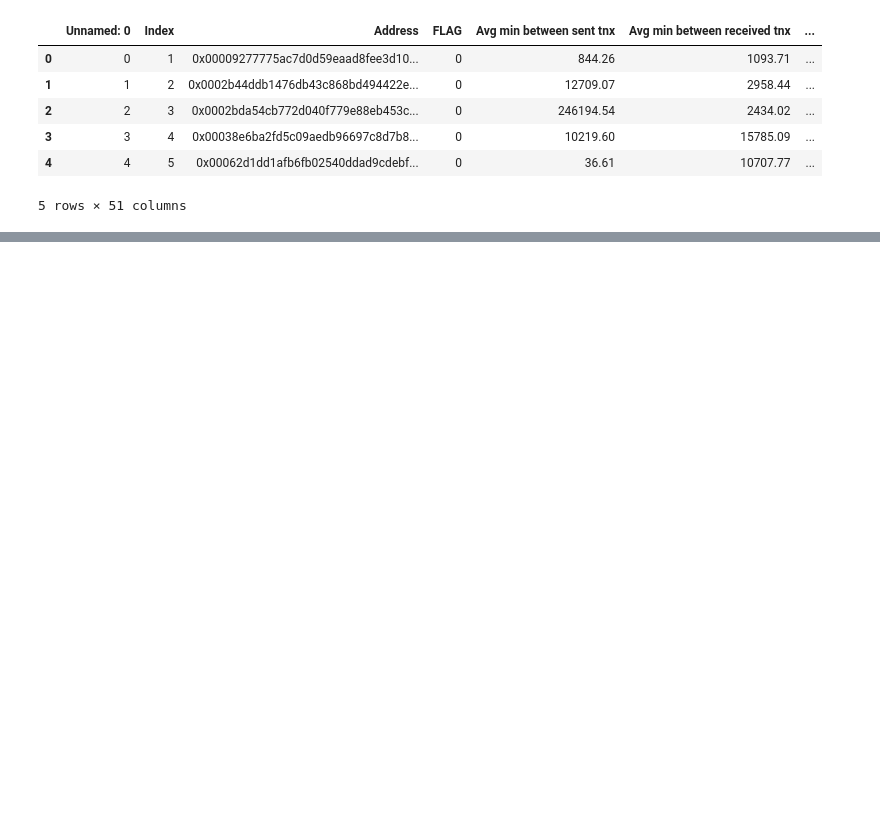
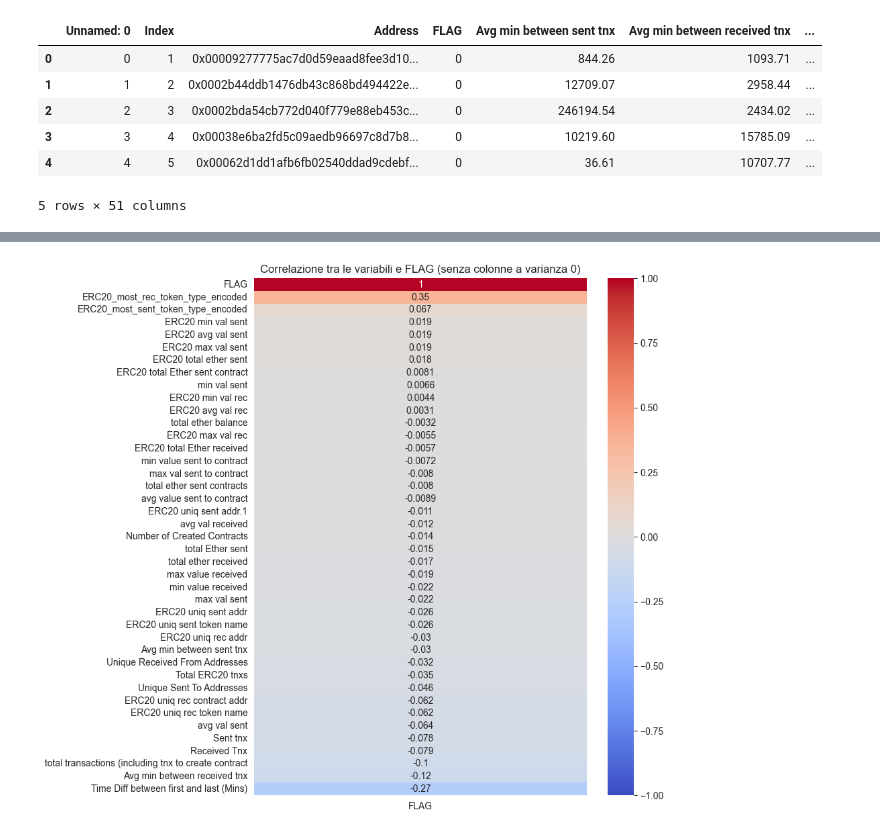
Before and after one commit to Maurino666/EthereumFraudDetection, a Jupyter notebook: Data_Preparation.ipynb, the cells around one changed output, grey strips where cells are left out. Cells and saved outputs as stored; diff of their text form; code cells hidden in the pictures; blank space fills up the shorter version.

```diff
--- a/Data_Preparation.ipynb
+++ b/Data_Preparation.ipynb
@@ -112,0 +226,34 @@ plt.show()
+# %%
+from sklearn.preprocessing import LabelEncoder
+
+# Rimuoviamo colonne inutili
+df.drop(columns=['Unnamed: 0', 'Index', 'Address'], inplace=True, errors='ignore')
+
+# Creiamo un oggetto LabelEncoder
+label_encoder = LabelEncoder()
+
+# Convertire variabili testuali in numeri solo se le colonne esistono
+if "ERC20 most sent token type" in df.columns:
+    df["ERC20_most_sent_token_type_encoded"] = label_encoder.fit_transform(df["ERC20 most sent token type"])
+if "ERC20_most_rec_token_type" in df.columns:
+    df["ERC20_most_rec_token_type_encoded"] = label_encoder.fit_transform(df["ERC20_most_rec_token_type"])
+
+# Selezionare solo colonne numeriche per la correlazione
+df_numeric = df.select_dtypes(include=['number'])
+
+# Rimuovere colonne con varianza nulla (tutti i valori uguali)
+df_numeric = df_numeric.loc[:, df_numeric.var() > 0]
+
+# Calcolare la matrice di correlazione
+correlation_matrix = df_numeric.corr()
+
+# Heatmap della correlazione con FLAG
+plt.figure(figsize=(8, 10))
+sns.heatmap(
+    correlation_matrix[["FLAG"]].sort_values(by="FLAG", ascending=False),
+    annot=True, cmap="coolwarm", vmin=-1, vmax=1
+)
+plt.title("Correlazione tra le variabili e FLAG (senza colonne a varianza 0)")
+plt.show()
+# %% [output]
+[figure, added]
```
Also changed, not shown: parts of 24 cells of this notebook.
